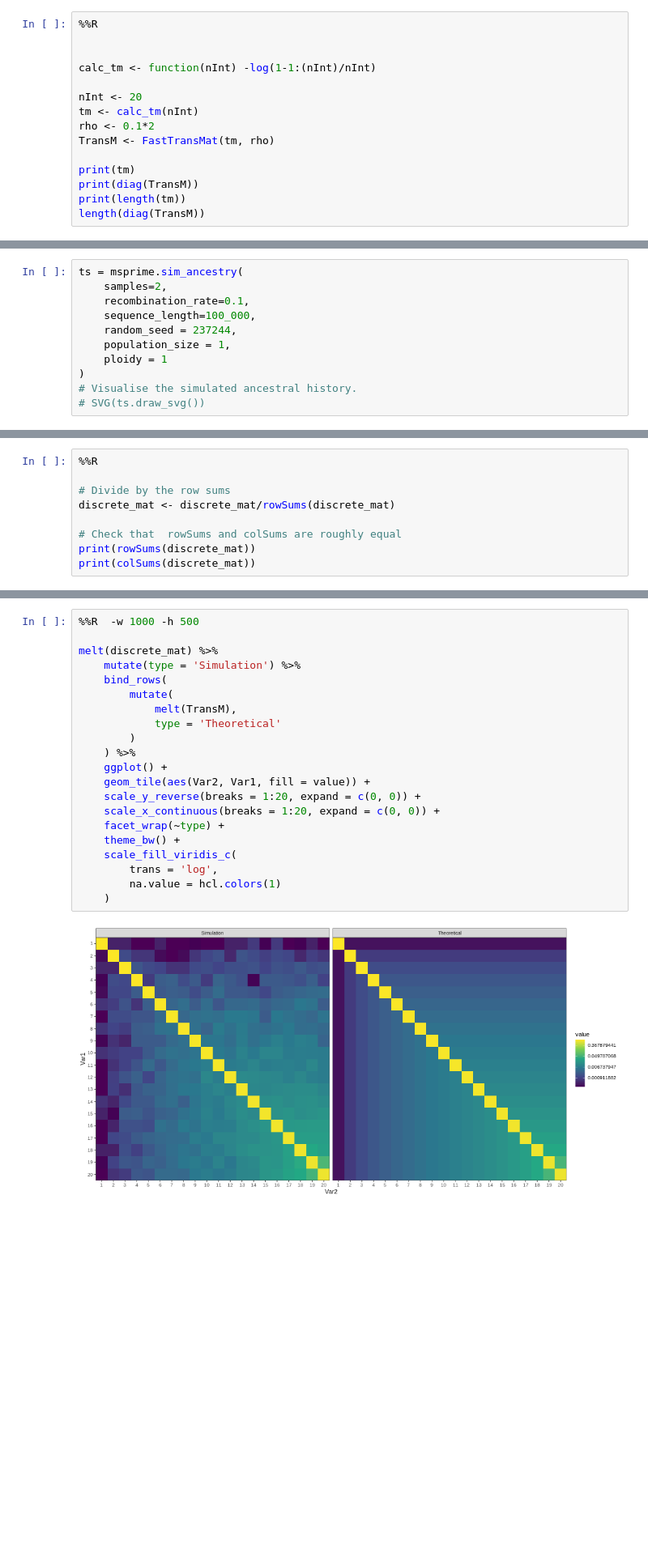
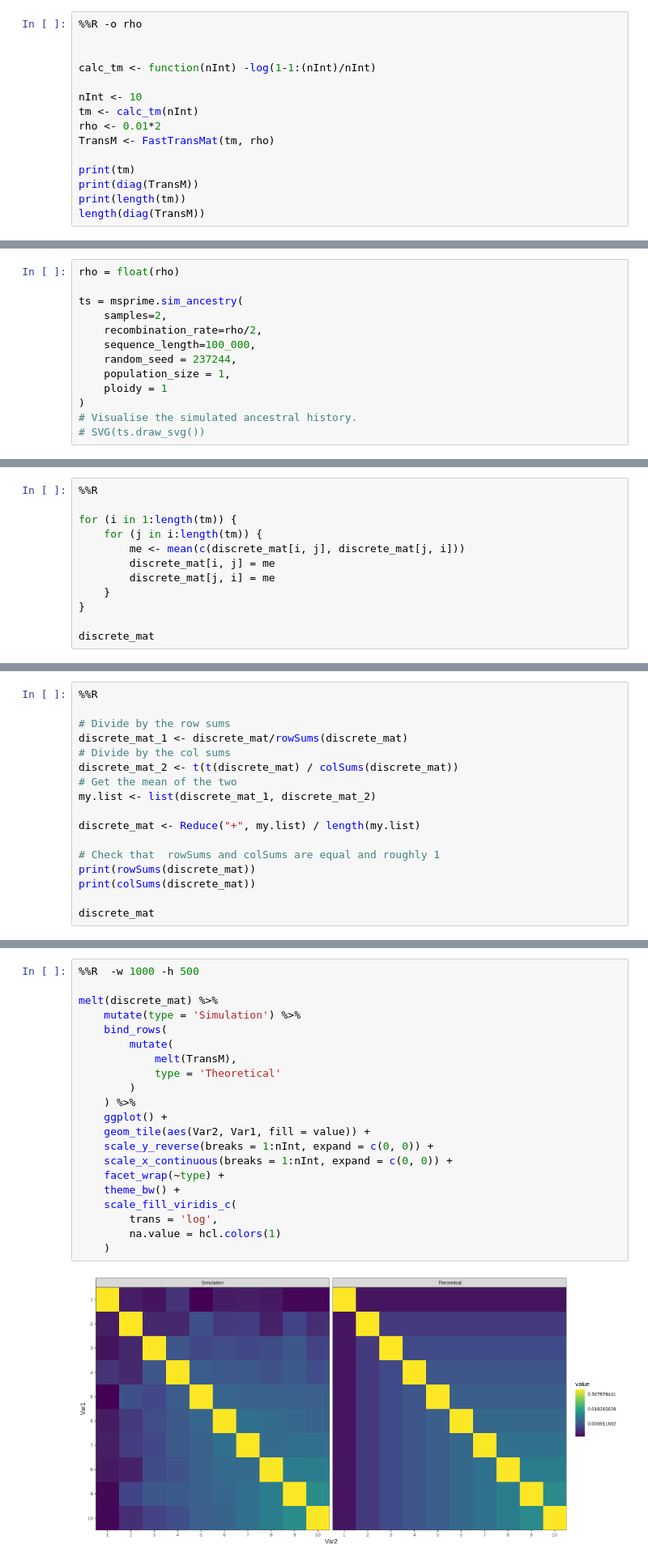
Before and after one commit to rivasiker/phasetype, a Jupyter notebook: scripts/01_msprime_simulations/01_msprime_simulations.ipynb, the cells around one changed output, grey strips where cells are left out. Shown at 81% size. Cells and saved outputs as stored; diff of their text form; blank space fills up the shorter version.

```diff
--- a/scripts/01_msprime_simulations/01_msprime_simulations.ipynb
+++ b/scripts/01_msprime_simulations/01_msprime_simulations.ipynb
@@ -228,14 +228,14 @@ FastTransMat <- function(tm,rho){
   return(TransMat)
 }
 # %%
-%%R
+%%R -o rho
 
 
 calc_tm <- function(nInt) -log(1-1:(nInt)/nInt)
 
-nInt <- 20
+nInt <- 10
 tm <- calc_tm(nInt)
-rho <- 0.1*2
+rho <- 0.01*2
 TransM <- FastTransMat(tm, rho)
 
 print(tm)
@@ -257,9 +254,11 @@ length(diag(TransM))
 # %% [markdown]
 We can now simulate the ancestral history of 2 haploid samples under the coalescent with recombination using msprime.
 # %%
+rho = float(rho)
+
 ts = msprime.sim_ancestry(
     samples=2,
-    recombination_rate=0.1,
+    recombination_rate=rho/2,
     sequence_length=100_000,
     random_seed = 237244,
     population_size = 1,
@@ -358,0 +369,12 @@ print(discrete_mat[1:10, 1:10])
+# %%
+%%R
+
+for (i in 1:length(tm)) {
+    for (j in i:length(tm)) {
+        me <- mean(c(discrete_mat[i, j], discrete_mat[j, i]))
+        discrete_mat[i, j] = me
+        discrete_mat[j, i] = me
+    }
+}
+
+discrete_mat
@@ -362,9 +396,17 @@ In order to get the probabilities, we can divide by the total number per row. In
 %%R
 
 # Divide by the row sums
-discrete_mat <- discrete_mat/rowSums(discrete_mat)
+discrete_mat_1 <- discrete_mat/rowSums(discrete_mat)
+# Divide by the col sums
+discrete_mat_2 <- t(t(discrete_mat) / colSums(discrete_mat))
+# Get the mean of the two
+my.list <- list(discrete_mat_1, discrete_mat_2)
 
-# Check that  rowSums and colSums are roughly equal
+discrete_mat <- Reduce("+", my.list) / length(my.list)
+
+# Check that  rowSums and colSums are equal and roughly 1
 print(rowSums(discrete_mat))
 print(colSums(discrete_mat))
+
+discrete_mat
 # %% [output]
@@ -417,26 +472,26 @@ We can also compare the matrices as a whole by plotting them side by side. The c
 # %%
 %%R  -w 1000 -h 500
 
 melt(discrete_mat) %>%
     mutate(type = 'Simulation') %>%
     bind_rows(
         mutate(
             melt(TransM),
             type = 'Theoretical'
         )
     ) %>%
     ggplot() +
     geom_tile(aes(Var2, Var1, fill = value)) +
-    scale_y_reverse(breaks = 1:20, expand = c(0, 0)) +
-    scale_x_continuous(breaks = 1:20, expand = c(0, 0)) +
+    scale_y_reverse(breaks = 1:nInt, expand = c(0, 0)) +
+    scale_x_continuous(breaks = 1:nInt, expand = c(0, 0)) +
     facet_wrap(~type) +
     theme_bw() +
     scale_fill_viridis_c(
         trans = 'log',
         na.value = hcl.colors(1)
     )
 # %% [output]
-[figure, old version]
+[figure, new version]
 # %% [markdown]
 # The mutational process
 # %% [markdown]
```
Also changed, not shown: parts of 45 cells of this notebook, 5 other files.
